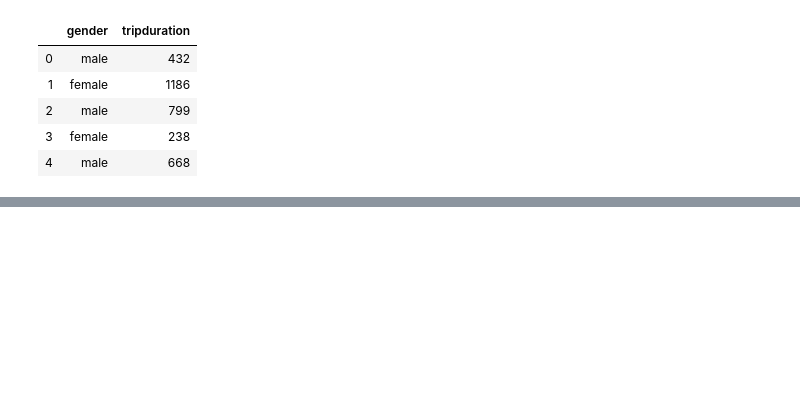
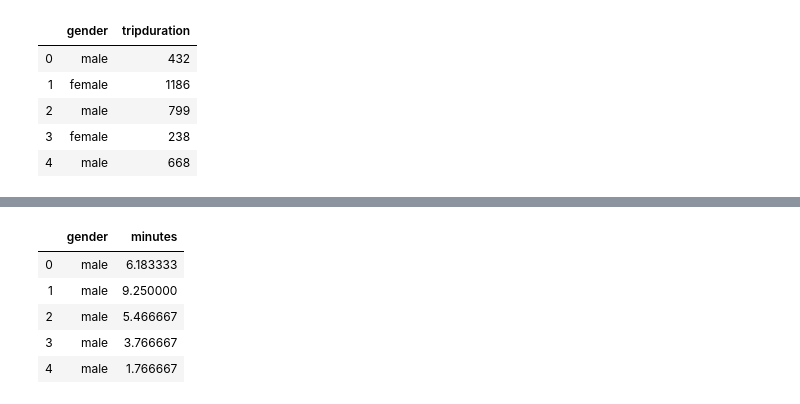
Before and after one commit to jeonprize/SQL, a Jupyter notebook: 1. 쿼리 필수 요소.ipynb, the cells around one changed output, grey strips where cells are left out. Saved outputs shown, nothing was run; the diff lists cells and outputs as text; code cells hidden in the pictures; blank space fills up the shorter version.

```diff
--- a/1. 쿼리 필수 요소.ipynb
+++ b/1. 쿼리 필수 요소.ipynb
@@ -64,0 +87,18 @@ df
+# %%
+query ="""
+SELECT gender, tripduration / 60 AS minutes
+FROM `bigquery-public-data.new_york_citibike.citibike_trips`
+WHERE (tripduration / 60 ) < 10
+LIMIT 5
+"""
+# where절에서는 select절에서 지정한 별칭을 참조할 수 없다.
+df = pd.read_gbq(query = query, dialect='standard', project_id='project-bigquery-319110', auth_local_webserver=True)
+# %%
+df
+# %% [output]
+|  | gender | minutes |
+| 0 | male | 6.183333 |
+| 1 | male | 9.250000 |
+| 2 | male | 5.466667 |
+| 3 | male | 3.766667 |
+| 4 | male | 1.766667 |
```
Also changed, not shown: parts of 14 cells of this notebook.
